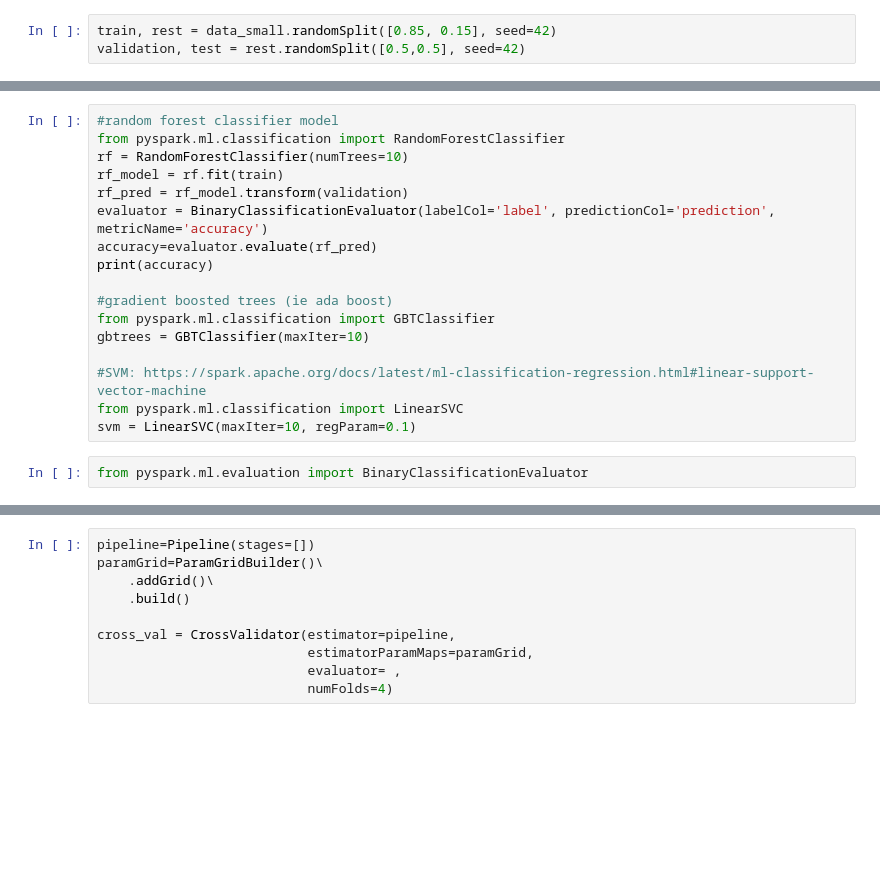
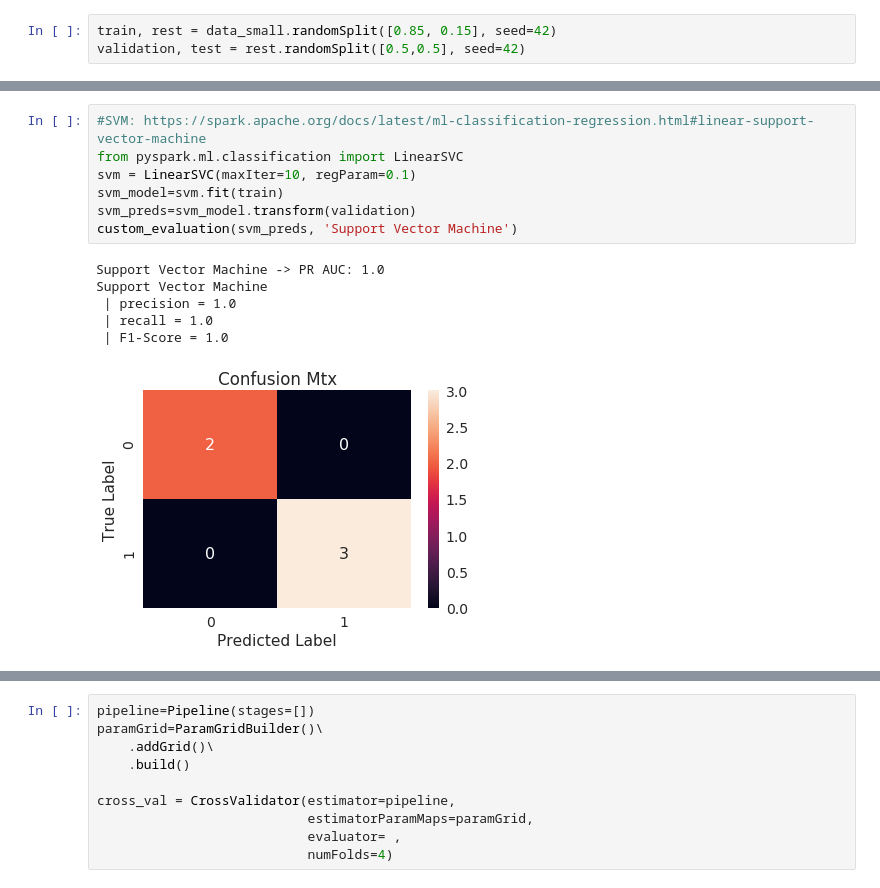
Before and after one commit to mkucz95/churn_prediction, a Jupyter notebook: Sparkify.ipynb, the cells around one changed output, grey strips where cells are left out. Saved outputs shown, nothing was run; the diff lists cells and outputs as text; blank space fills up the shorter version.

```diff
--- a/Sparkify.ipynb
+++ b/Sparkify.ipynb
@@ -794,22 +874,17 @@ validation, test = rest.randomSplit([0.5,0.5], seed=42)
 # %%
-#random forest classifier model
-from pyspark.ml.classification import RandomForestClassifier
-rf = RandomForestClassifier(numTrees=10)
-rf_model = rf.fit(train)
-rf_pred = rf_model.transform(validation)
-evaluator = BinaryClassificationEvaluator(labelCol='label', predictionCol='prediction', metricName='accuracy')
-accuracy=evaluator.evaluate(rf_pred)
-print(accuracy)
-
-#gradient boosted trees (ie ada boost)
-from pyspark.ml.classification import GBTClassifier
-gbtrees = GBTClassifier(maxIter=10)
-
 #SVM: https://spark.apache.org/docs/latest/ml-classification-regression.html#linear-support-vector-machine
 from pyspark.ml.classification import LinearSVC
 svm = LinearSVC(maxIter=10, regParam=0.1)
+svm_model=svm.fit(train)
+svm_preds=svm_model.transform(validation)
+custom_evaluation(svm_preds, 'Support Vector Machine')
+# %% [output]
+Support Vector Machine -> PR AUC: 1.0
+Support Vector Machine
+ | precision = 1.0
+ | recall = 1.0
+ | F1-Score = 1.0
+[figure, added]
-# %%
-from pyspark.ml.evaluation import BinaryClassificationEvaluator
 # %%
 #logistic regression model
 from pyspark.ml.classification import LogisticRegression
```
Also changed, not shown: parts of 9 cells of this notebook.
